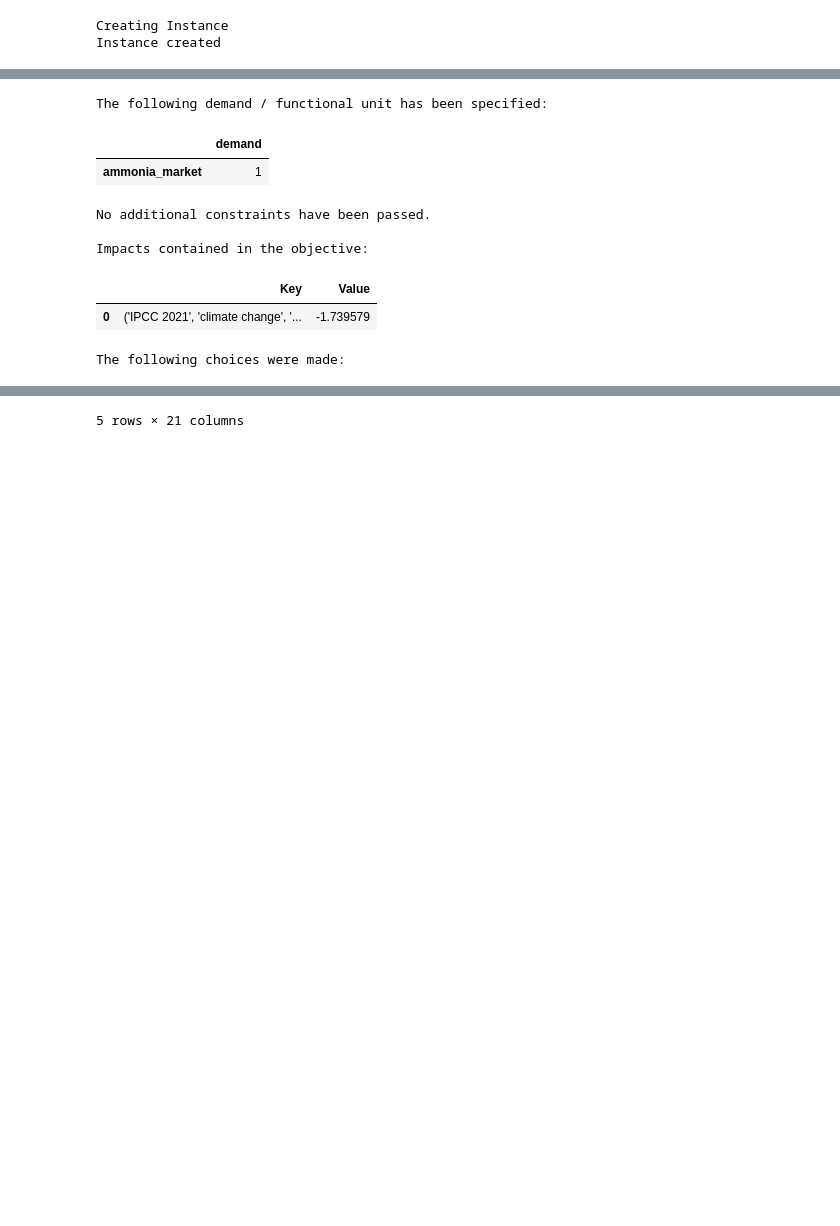
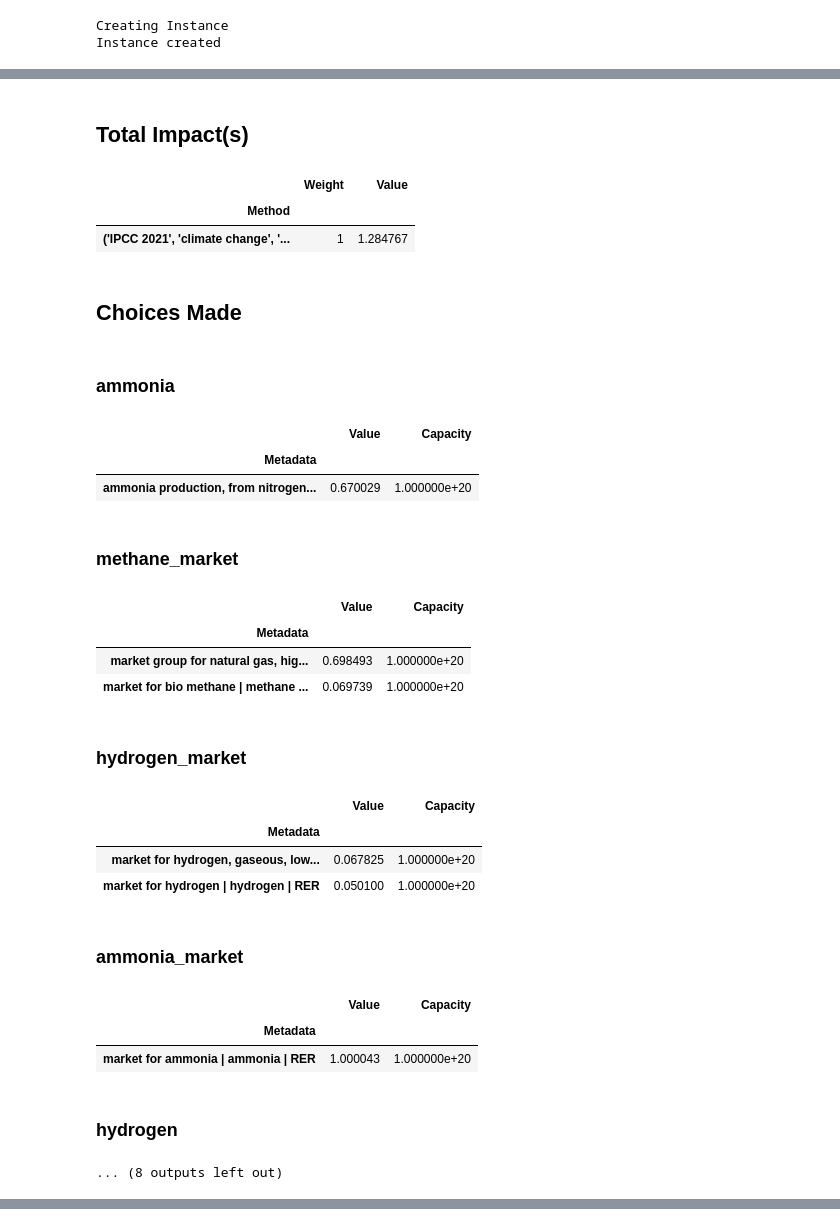
Before and after one commit to flechtenberg/pulpo, a Jupyter notebook: develop_tests/ammonia_showcase_reduced.ipynb, the cells around one changed output, grey strips where cells are left out. Saved outputs shown, nothing was run; the diff lists cells and outputs as text; code cells hidden in the pictures; blank space fills up the shorter version.

Commit message:
Updated ammonia_showcase_reduced notebook with new constraint etc. also made some changes to formulation and solving, but work in progress

```diff
--- a/develop_tests/ammonia_showcase_reduced.ipynb
+++ b/develop_tests/ammonia_showcase_reduced.ipynb
@@ -9,8 +13,8 @@ pd.set_option('display.max_colwidth', None)
 # %% [markdown]
 ### Setup the Worker
 # %%
-project = "ammonia-inventories-310"
-databases = ["ammonia-reduced", "ecoinvent-3.10-cutoff"]
+project = "ammonia_reduced"
+databases = ["ecoinvent-3.10-cutoff", "ammonia-reduced"]
 methods = "('IPCC 2021', 'climate change', 'GWP 100a, incl. H and bio CO2')"
 # %%
 # Substitute with your working directory of choice
@@ -129,12 +185,28 @@ pulpo_worker.save_results(choices=choices, demand=demand, name='reduced_ammonia_
 # %%
-pulpo_worker.summarize_results(choices=choices, demand=demand, zeroes=True)
+pulpo_worker.summarize_results(zeroes=True)
 # %% [output]
+## Total Impact(s)
+|  | Weight | Value |
+| Method |  |  |
+| ('IPCC 2021', 'climate change', '... | 1 | 1.284767 |
+## Choices Made
+### ammonia
+|  | Value | Capacity |
+| Metadata |  |  |
+| ammonia production, from nitrogen... | 0.670029 | 1.000000e+20 |
+### methane_market
+|  | Value | Capacity |
+| Metadata |  |  |
+| market group for natural gas, hig... | 0.698493 | 1.000000e+20 |
+| market for bio methane | methane ... | 0.069739 | 1.000000e+20 |
+### hydrogen_market
+|  | Value | Capacity |
+| Metadata |  |  |
+| market for hydrogen, gaseous, low... | 0.067825 | 1.000000e+20 |
+| market for hydrogen | hydrogen | RER | 0.050100 | 1.000000e+20 |
+### ammonia_market
+|  | Value | Capacity |
+| Metadata |  |  |
+| market for ammonia | ammonia | RER | 1.000043 | 1.000000e+20 |
+### hydrogen
-The following demand / functional unit has been specified:
+... (8 outputs left out)
-|  | demand |
-| ammonia_market | 1 |
-No additional constraints have been passed.
-
-Impacts contained in the objective:
-|  | Key | Value |
-| 0 | ('IPCC 2021', 'climate change', '... | -1.739579 |
-The following choices were made:
@@ -148 +212,0 @@ The following choices were made:
-5 rows × 21 columns
```
Also changed, not shown: parts of 22 cells of this notebook.
